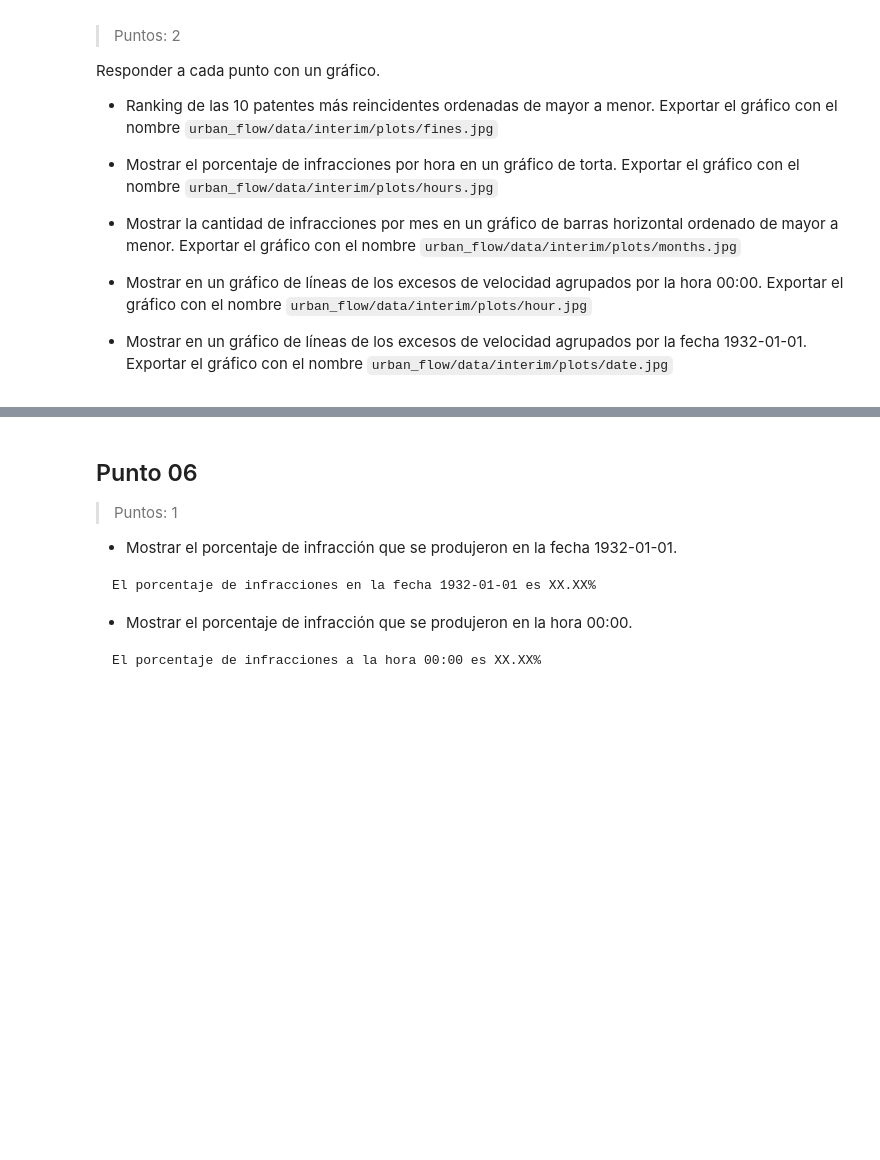
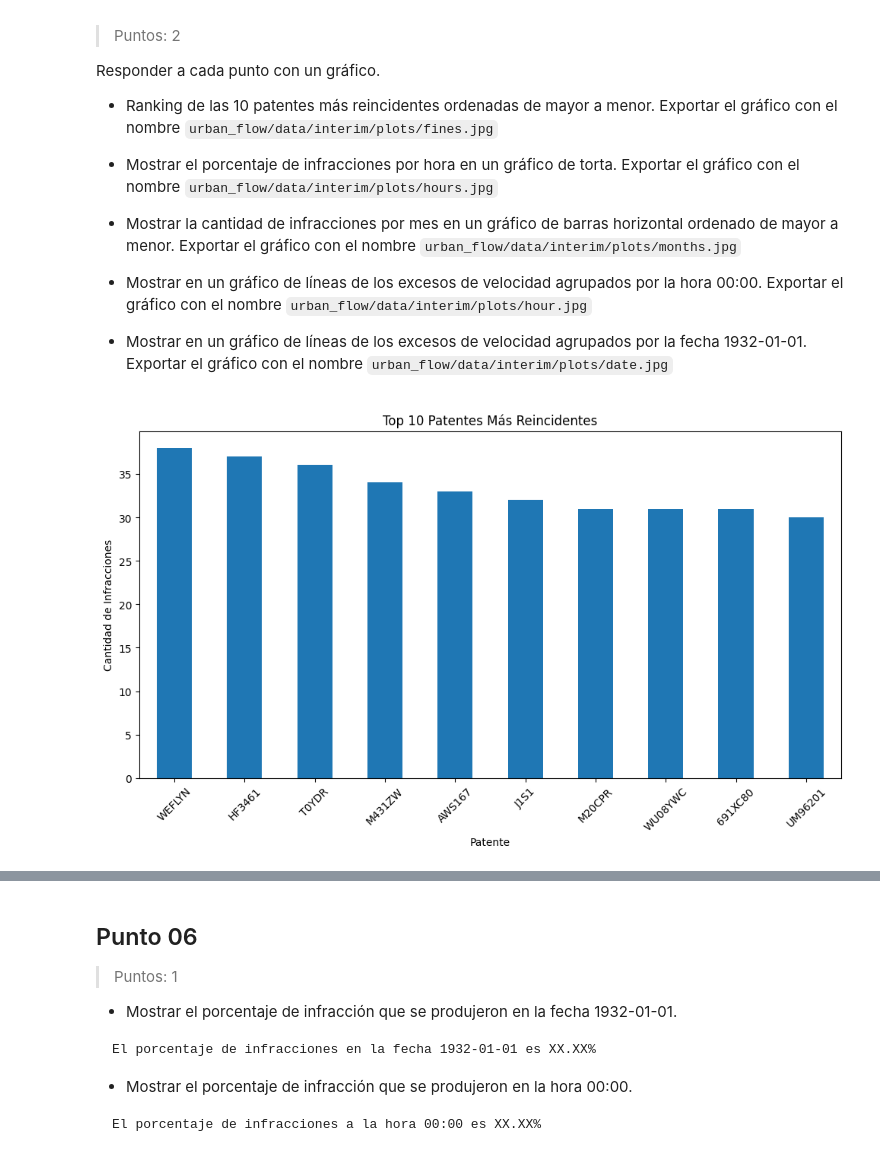
Before and after one commit to Nelson0498/Urban-Flow, a Jupyter notebook: urban_flow/Urban_Flow_Castillo_Nelson_Cuello_Aguntin_Lombardi_Manuel_Agustin_Rojas.ipynb, the cells around one changed output, grey strips where cells are left out. Saved outputs shown, nothing was run; the diff lists cells and outputs as text; code cells hidden in the pictures; blank space fills up the shorter version.

Commit message:
feat: Ejercicio 05 - Implementación de gráficos de patentes y distribución horaria por Manuel Lombardi

```diff
--- a/urban_flow/Urban_Flow_Castillo_Nelson_Cuello_Aguntin_Lombardi_Manuel_Agustin_Rojas.ipynb
+++ b/urban_flow/Urban_Flow_Castillo_Nelson_Cuello_Aguntin_Lombardi_Manuel_Agustin_Rojas.ipynb
@@ -1125,3 +1160,44 @@ Responder a cada punto con un gráfico.
 - Mostrar en un gráfico de líneas de los excesos de velocidad agrupados por la hora 00:00. Exportar el gráfico con el nombre `urban_flow/data/interim/plots/hour.jpg`
 
 - Mostrar en un gráfico de líneas de los excesos de velocidad agrupados por la fecha 1932-01-01. Exportar el gráfico con el nombre `urban_flow/data/interim/plots/date.jpg`
+# %%
+# Título: Punto 05 - Gráfico 1: Top 10 patentes más reincidentes
+
+def graficar_top_patentes(df: pd.DataFrame) -> None:
+  """
+  Genera y exporta un gráfico de barras con las 10 patentes
+  con mayor cantidad de infracciones.
+
+  Args:
+    df (pd.DataFrame): DataFrame limpio.
+
+  Returns:
+    None: Guarda el gráfico en disco.
+  """
+  os.makedirs("urban_flow/data/interim/plots", exist_ok=True)
+
+  top_10: pd.Series = (
+    df['patente']
+    .value_counts()
+    .head(10)
+    .sort_values(ascending=False)
+  )
+
+  plt.figure(figsize=(10, 6))
+  top_10.plot(kind='bar')
+
+  plt.title('Top 10 Patentes Más Reincidentes')
+  plt.xlabel('Patente')
+  plt.ylabel('Cantidad de Infracciones')
+  plt.xticks(rotation=45)
+  plt.tight_layout()
+
+  ruta: str = "urban_flow/data/interim/plots/fines.jpg"
+  plt.savefig(ruta)
+  plt.show()
+  plt.close()
+
+
+graficar_top_patentes(df_infractores_final)
+# %% [output]
+[figure, added]
```
Also changed, not shown: parts of 3 cells of this notebook, 3 other files.
